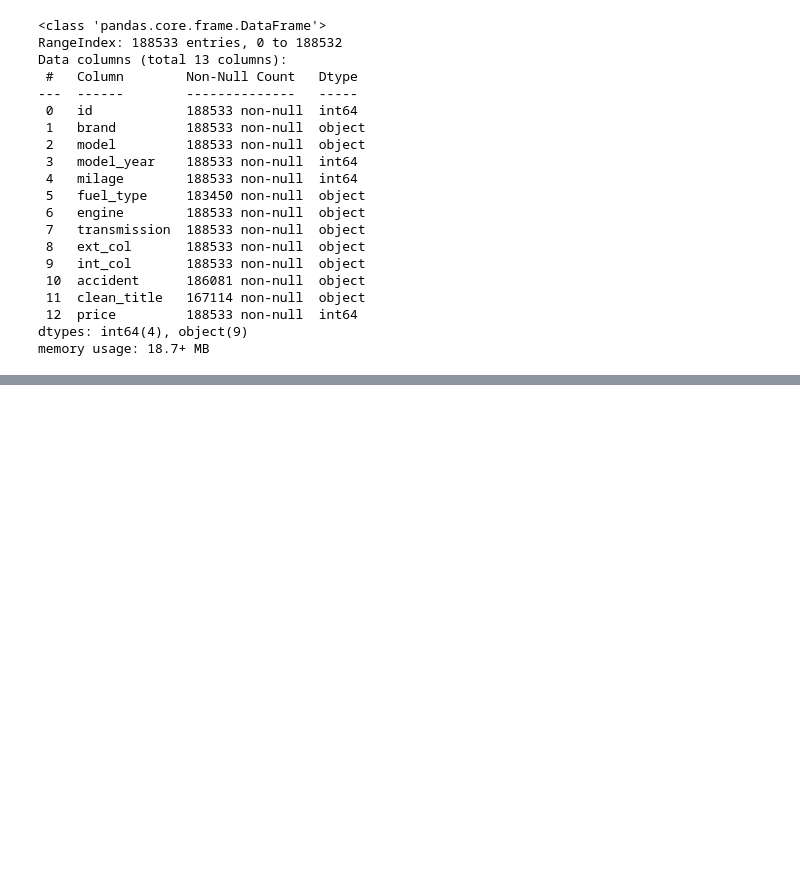
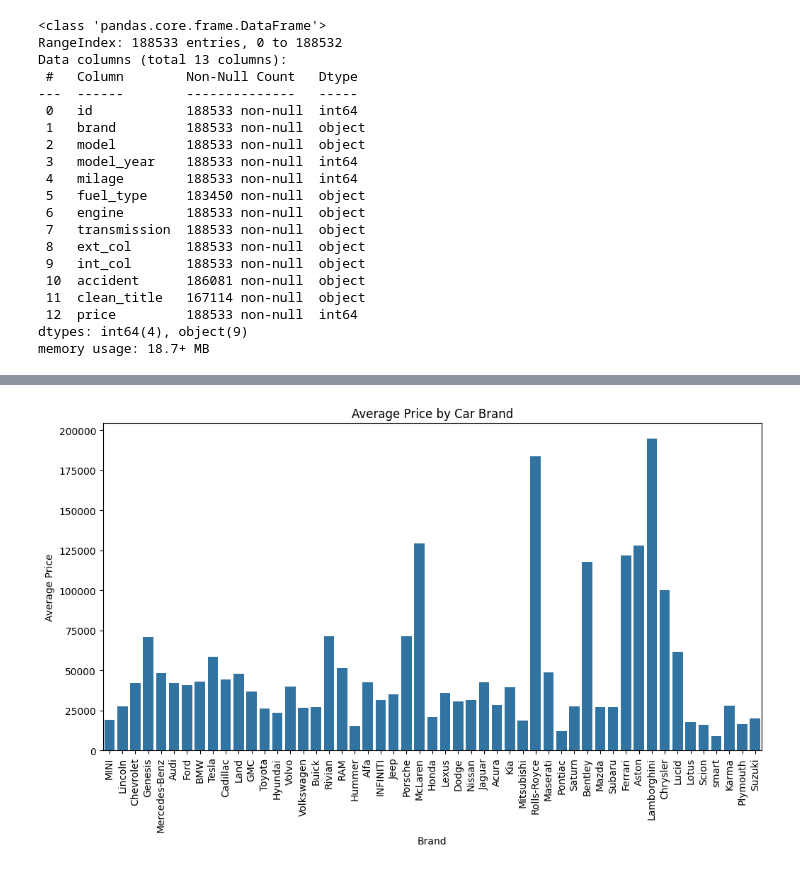
Before and after one commit to s669799/DAT158-MLproject, a Jupyter notebook: Cars.ipynb, the cells around one changed output, grey strips where cells are left out. Cells and saved outputs as stored; diff of their text form; code cells hidden in the pictures; blank space fills up the shorter version.

```diff
--- a/Cars.ipynb
+++ b/Cars.ipynb
@@ -71,0 +168,23 @@ memory usage: 18.7+ MB
+# %%
+# Filter rows where 'fuel_type' is NaN that are actually electric
+def set_electric_fuel_type(df):
+    fuel_nan_df = df[df['fuel_type'].isnull()]
+    non_electric_indicators = [
+        'v6', 'v8', 'litre', 'liter', 'twin turbo', 'turbo',
+        r'\d+[,.]\d+[lL]']
+    pattern = '|'.join(non_electric_indicators)
+    is_probably_non_electric = fuel_nan_df['engine'].str.contains(pattern, case=False, na=False)
+    probably_electric_df = fuel_nan_df[~is_probably_non_electric]
+    df.loc[probably_electric_df.index, 'fuel_type'] = 'Electricity'
+
+    return df
+
+df_train = set_electric_fuel_type(df_train)
+df_test = set_electric_fuel_type(df_test)
+
+# Handling missing values: Assume title not clean as seller does not have proof. 'No' if it's not filled
+df_train['clean_title'].fillna('No', inplace=True)
+df_test['clean_title'].fillna('No', inplace=True)
+
+df_train['accident'].fillna('None reported', inplace=True)
+df_test['accident'].fillna('None reported', inplace=True)
@@ -72 +236,11 @@ memory usage: 18.7+ MB
+# %%
+plt.figure(figsize=(12, 6))
+sns.barplot(x='brand', y='price', data=df_train[:10000], errorbar=None)
+plt.title('Average Price by Car Brand')
+plt.xlabel('Brand')
+plt.ylabel('Average Price')
+plt.xticks(rotation=90)
+plt.show()
+# %% [output]
+[figure, added]
 # %%
```
Also changed, not shown: parts of 14 cells of this notebook.
